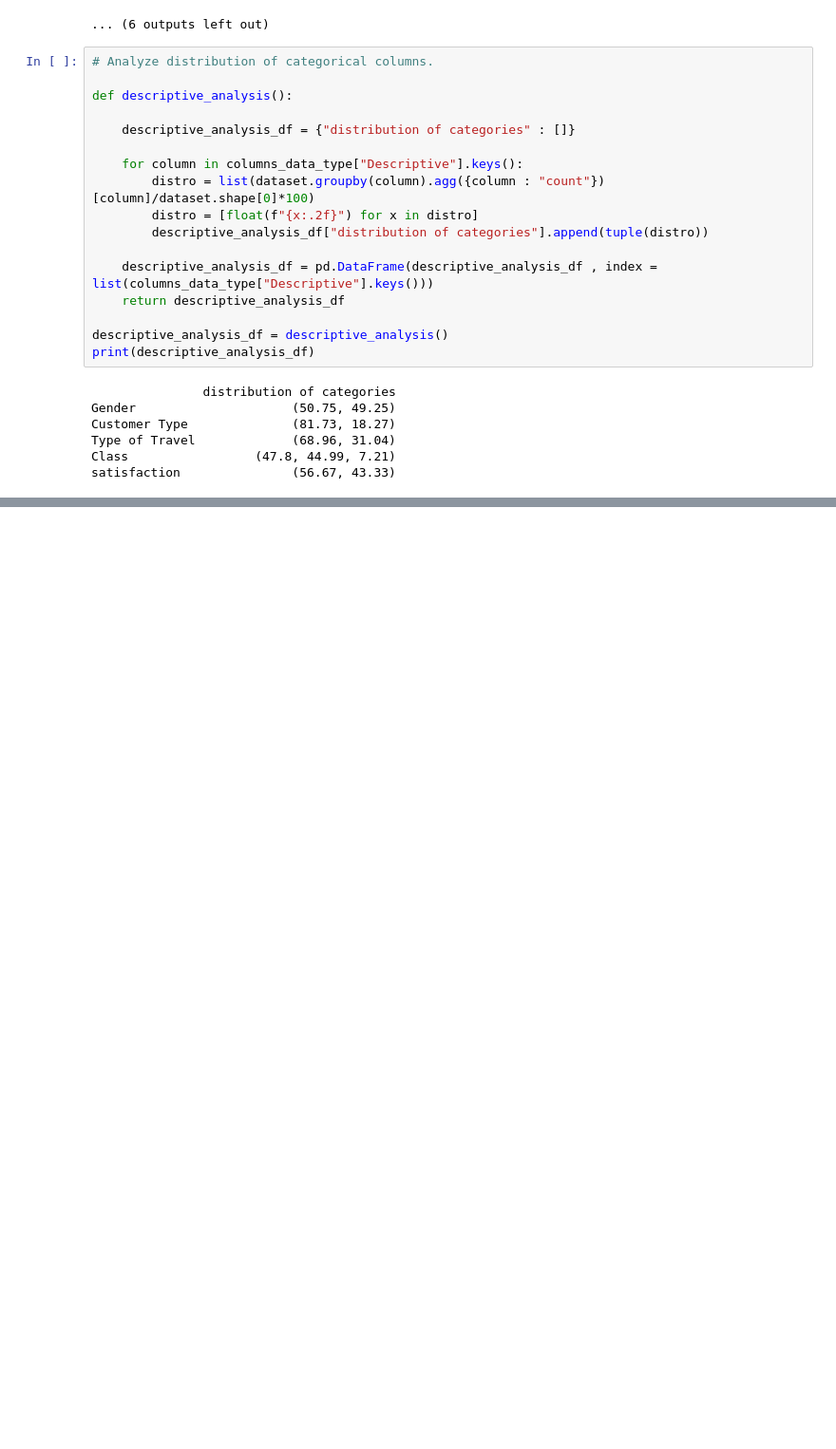
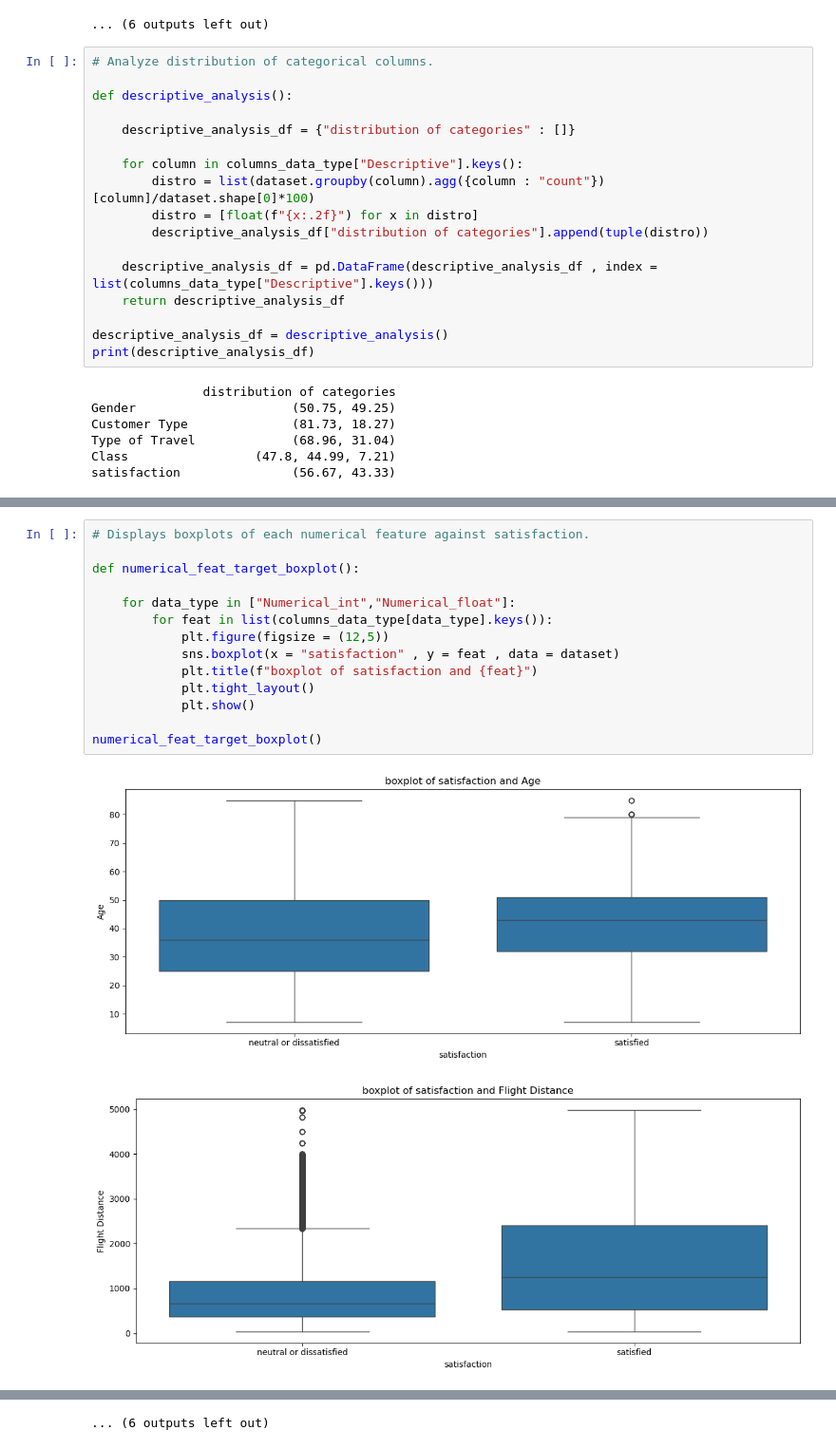
Before and after one commit to cURL-faraz/DecisionTree, a Jupyter notebook: docs/eda.ipynb, the cells around one changed output, grey strips where cells are left out. Shown at 95% size. Drawn from its saved outputs; the diff is of its cells as text; blank space fills up the shorter version.

```diff
--- a/docs/eda.ipynb
+++ b/docs/eda.ipynb
@@ -237,0 +258,17 @@ descriptives_plot()
+# %%
+# Displays boxplots of each numerical feature against satisfaction.
+
+def numerical_feat_target_boxplot():
+
+    for data_type in ["Numerical_int","Numerical_float"]:
+        for feat in list(columns_data_type[data_type].keys()):
+            plt.figure(figsize = (12,5))
+            sns.boxplot(x = "satisfaction" , y = feat , data = dataset)
+            plt.title(f"boxplot of satisfaction and {feat}")
+            plt.tight_layout()
+            plt.show()
+
+numerical_feat_target_boxplot()
+# %% [output]
+[figure, added]
+[figure, added]
@@ -237,0 +285 @@ descriptives_plot()
+... (6 outputs left out)
```
Also changed, not shown: parts of 3 cells of this notebook.
